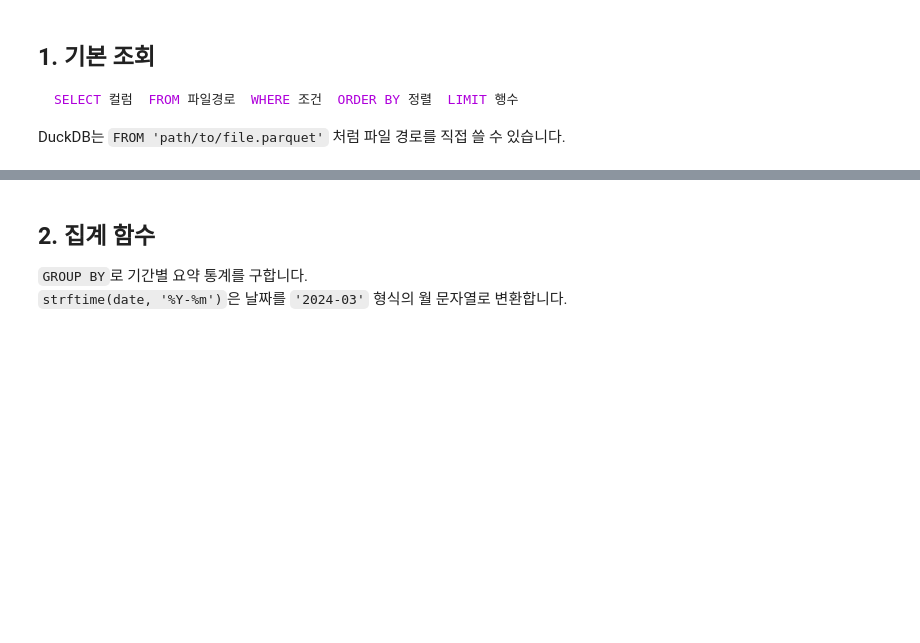
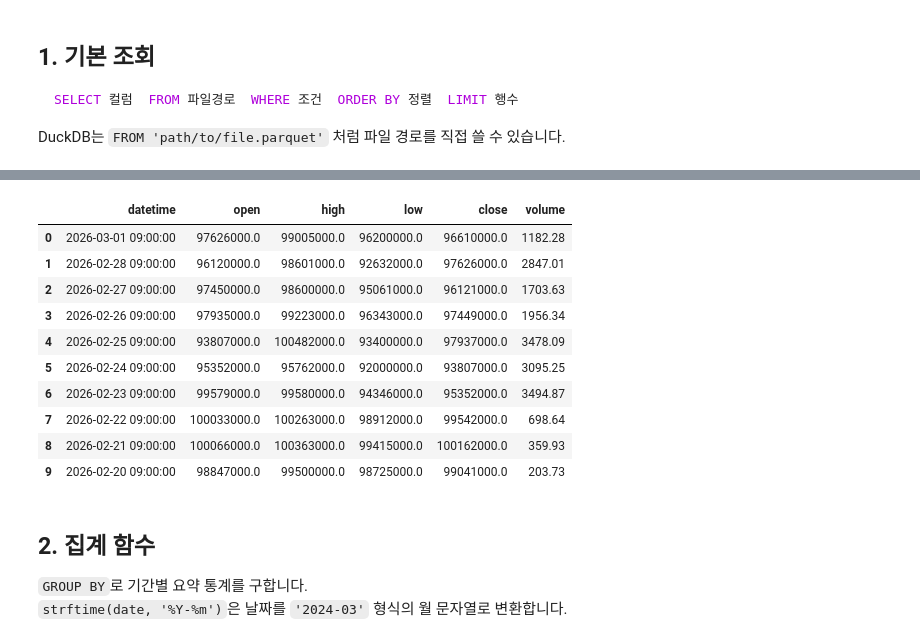
Before and after one commit to 11e3/crypto-lab, a Jupyter notebook: notebooks/duckdb_analysis.ipynb, the cells around one changed output, grey strips where cells are left out. Cells and saved outputs as stored; diff of their text form; code cells hidden in the pictures; blank space fills up the shorter version.

```diff
--- a/notebooks/duckdb_analysis.ipynb
+++ b/notebooks/duckdb_analysis.ipynb
@@ -47,18 +64,30 @@ con.execute("DESCRIBE SELECT * FROM '../data/upbit/KRW-BTC_day.parquet'").df()
 # %%
 # 최근 10일 BTC 일봉 데이터
 con.execute("""
     SELECT
-        date,
+        datetime,
         open,
         high,
         low,
         close,
         ROUND(volume, 2) AS volume
     FROM '../data/upbit/KRW-BTC_day.parquet'
-    WHERE date >= '2024-01-01'
-    ORDER BY date DESC
+    WHERE datetime >= '2024-01-01'
+    ORDER BY datetime DESC
     LIMIT 10
 """).df()
+# %% [output]
+|  | datetime | open | high | low | close | volume |
+| 0 | 2026-03-01 09:00:00 | 97626000.0 | 99005000.0 | 96200000.0 | 96610000.0 | 1182.28 |
+| 1 | 2026-02-28 09:00:00 | 96120000.0 | 98601000.0 | 92632000.0 | 97626000.0 | 2847.01 |
+| 2 | 2026-02-27 09:00:00 | 97450000.0 | 98600000.0 | 95061000.0 | 96121000.0 | 1703.63 |
+| 3 | 2026-02-26 09:00:00 | 97935000.0 | 99223000.0 | 96343000.0 | 97449000.0 | 1956.34 |
+| 4 | 2026-02-25 09:00:00 | 93807000.0 | 100482000.0 | 93400000.0 | 97937000.0 | 3478.09 |
+| 5 | 2026-02-24 09:00:00 | 95352000.0 | 95762000.0 | 92000000.0 | 93807000.0 | 3095.25 |
+| 6 | 2026-02-23 09:00:00 | 99579000.0 | 99580000.0 | 94346000.0 | 95352000.0 | 3494.87 |
+| 7 | 2026-02-22 09:00:00 | 100033000.0 | 100263000.0 | 98912000.0 | 99542000.0 | 698.64 |
+| 8 | 2026-02-21 09:00:00 | 100066000.0 | 100363000.0 | 99415000.0 | 100162000.0 | 359.93 |
+| 9 | 2026-02-20 09:00:00 | 98847000.0 | 99500000.0 | 98725000.0 | 99041000.0 | 203.73 |
 # %% [markdown]
 ## 2. 집계 함수
 
```
Also changed, not shown: parts of 12 cells of this notebook, 2 other files.
